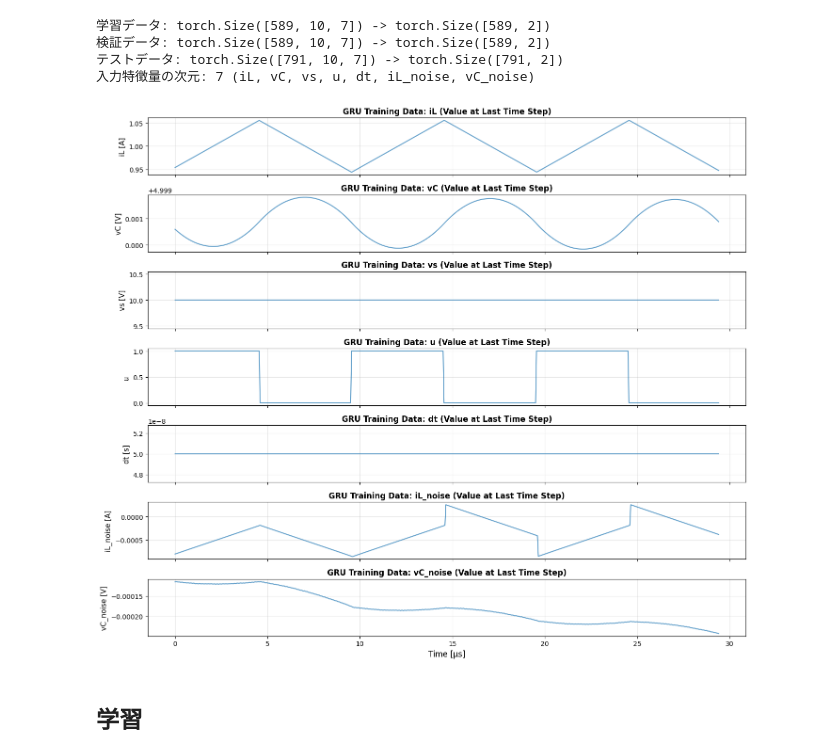
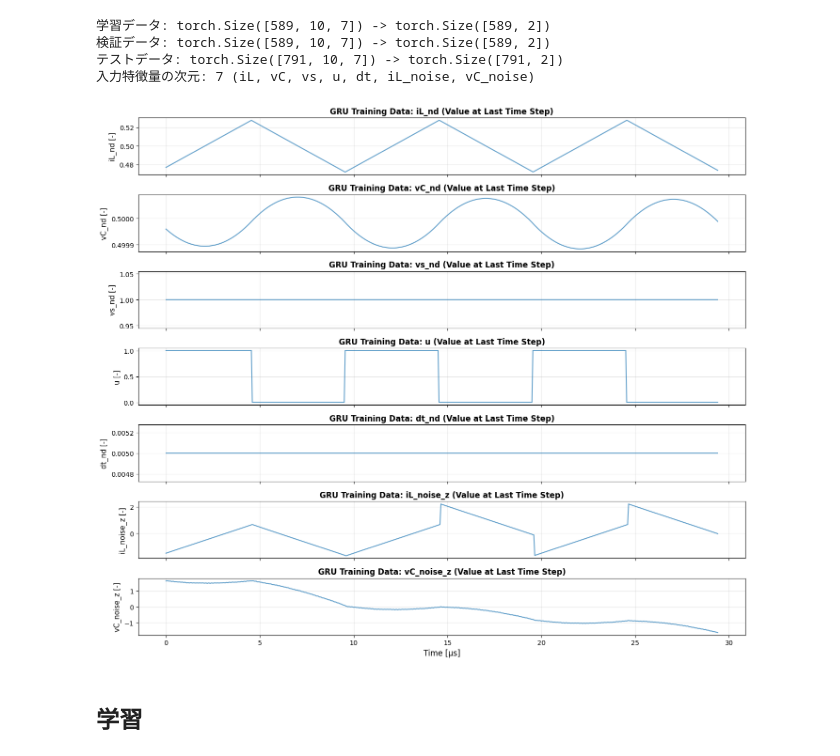
Before and after one commit to University-Laboratory/rnn-pann, a Jupyter notebook: actual_machine_notebooks/note4/note.ipynb, the cells around one changed output. Drawn from its saved outputs; the diff is of its cells as text; code cells hidden in the pictures.

```diff
--- a/actual_machine_notebooks/note4/note.ipynb
+++ b/actual_machine_notebooks/note4/note.ipynb
@@ -596,41 +692,49 @@ print(
 X_train_seq_np: np.ndarray = X_train_seq.detach().cpu().numpy()
 y_train_seq_np: np.ndarray = y_train_seq.detach().cpu().numpy()
 
-# 入力特徴量名と単位
-feature_names: list[str] = ["iL", "vC", "vs", "u", "dt", "iL_noise", "vC_noise"]
-feature_units: list[str] = ["[A]", "[V]", "[V]", "", "[s]", "[A]", "[V]"]
+# 入力特徴量名と単位（無次元化/標準化後）
+feature_names: list[str] = [
+    "iL_nd",
+    "vC_nd",
+    "vs_nd",
+    "u",
+    "dt_nd",
+    "iL_noise_z",
+    "vC_noise_z",
+]
+feature_units: list[str] = ["[-]", "[-]", "[-]", "[-]", "[-]", "[-]", "[-]"]
 
 
 fig, axs = plt.subplots(7, 1, figsize=(14, 12), sharex=True)
 
 last_timestep_features: np.ndarray = X_train_seq_np[:, -1, :]  # [N, 7]
 
 # time_axisをt_train（μs単位）に
 time_axis: np.ndarray = t_train[: X_train_seq_np.shape[0]] * 1e6  # μs
 
 for i in range(7):
     axs[i].plot(time_axis, last_timestep_features[:, i], linewidth=1.5, alpha=0.7)
     axs[i].set_ylabel(f"{feature_names[i]} {feature_units[i]}", fontsize=11)
     axs[i].grid(True, alpha=0.3)
     axs[i].set_title(
         f"GRU Training Data: {feature_names[i]} (Value at Last Time Step)",
         fontsize=12,
         fontweight="bold",
     )
 
 axs[6].set_xlabel("Time [μs]", fontsize=12)
 plt.tight_layout()
 plt.show()
 
 if keep_log:
     save_figure_to_log(
         fig,
         "gru_training_data_features",
         result_dir,
         "GRU 学習データ",
     )
 # %% [output]
-[figure, old version]
+[figure, new version]
 # %% [markdown]
 ## 学習
 # %%
```
Also changed, not shown: parts of 5 cells of this notebook.
